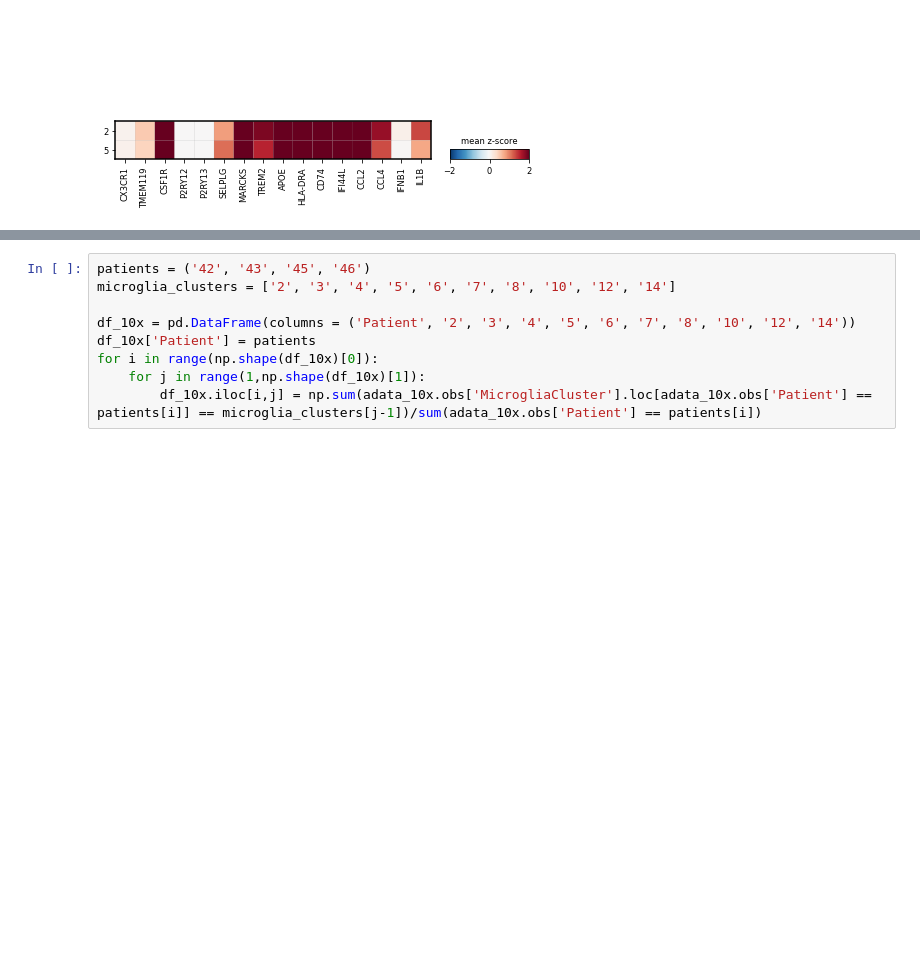
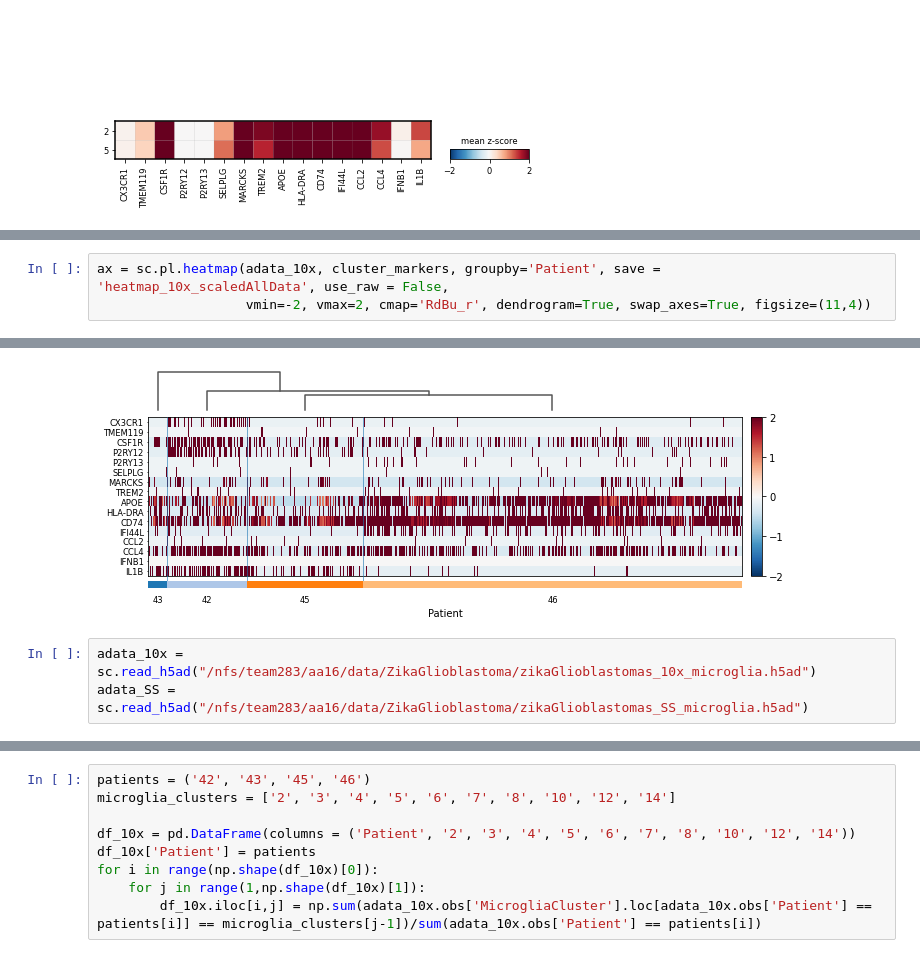
Before and after one commit to AlexanderAivazidis/HB_ZIK, a Jupyter notebook: PlotMicroglia.ipynb, the cells around one changed output, grey strips where cells are left out. Drawn from its saved outputs; the diff is of its cells as text; blank space fills up the shorter version.

```diff
--- a/PlotMicroglia.ipynb
+++ b/PlotMicroglia.ipynb
@@ -60,0 +82,4 @@ WARNING: saving figure to file figures/heatmapheatmap_SS.pdf
+# %%
+ax = sc.pl.heatmap(adata_10x, cluster_markers, groupby='Patient', save = 'heatmap_10x_scaledAllData', use_raw = False,
+                   vmin=-2, vmax=2, cmap='RdBu_r', dendrogram=True, swap_axes=True, figsize=(11,4))
+# %% [output]
@@ -60,0 +87,4 @@ WARNING: saving figure to file figures/heatmapheatmap_SS.pdf
+[figure, added]
+# %%
+adata_10x = sc.read_h5ad("/nfs/team283/aa16/data/ZikaGlioblastoma/zikaGlioblastomas_10x_microglia.h5ad")
+adata_SS = sc.read_h5ad("/nfs/team283/aa16/data/ZikaGlioblastoma/zikaGlioblastomas_SS_microglia.h5ad")
```
Also changed, not shown: parts of 21 cells of this notebook, 24 other files.
